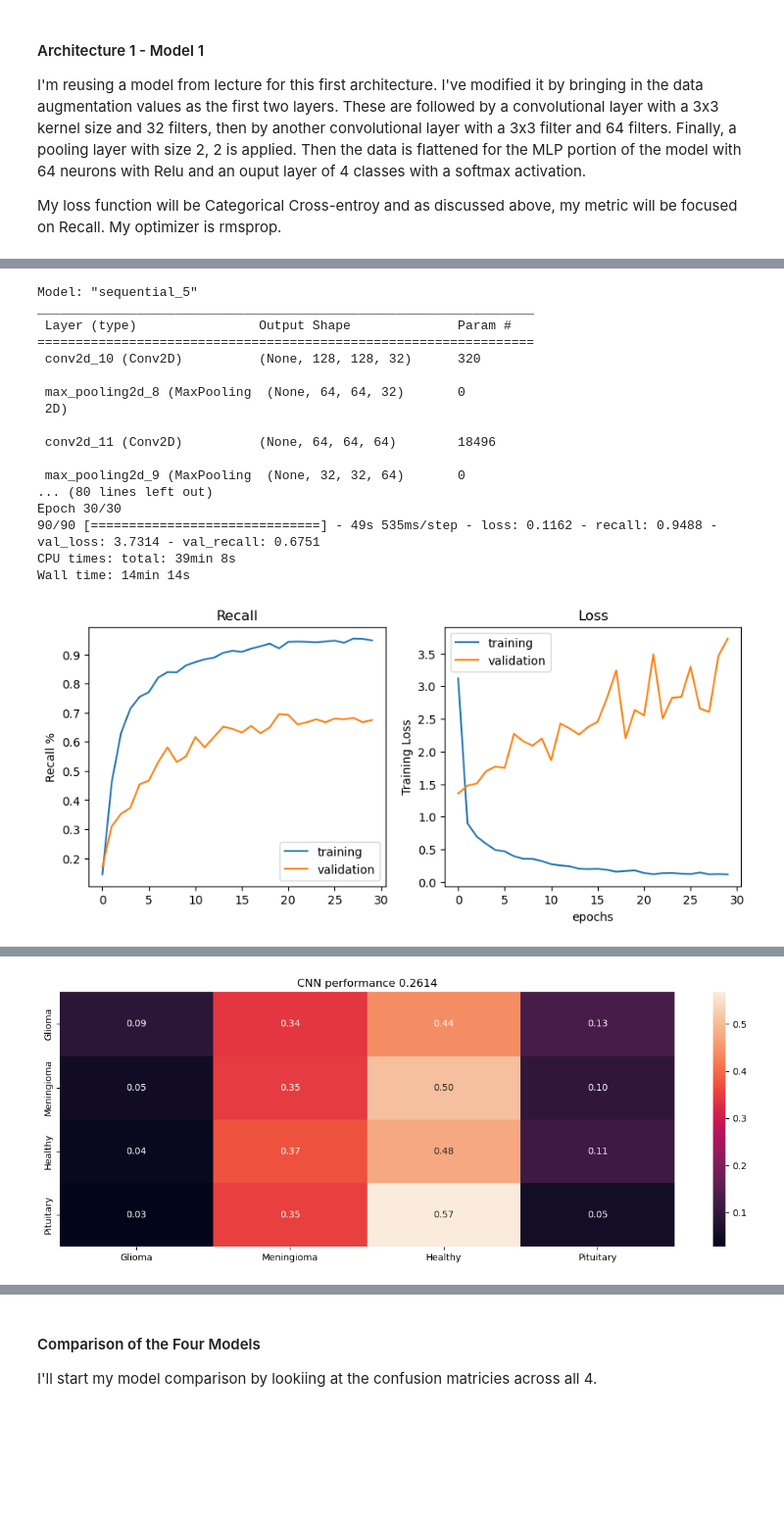
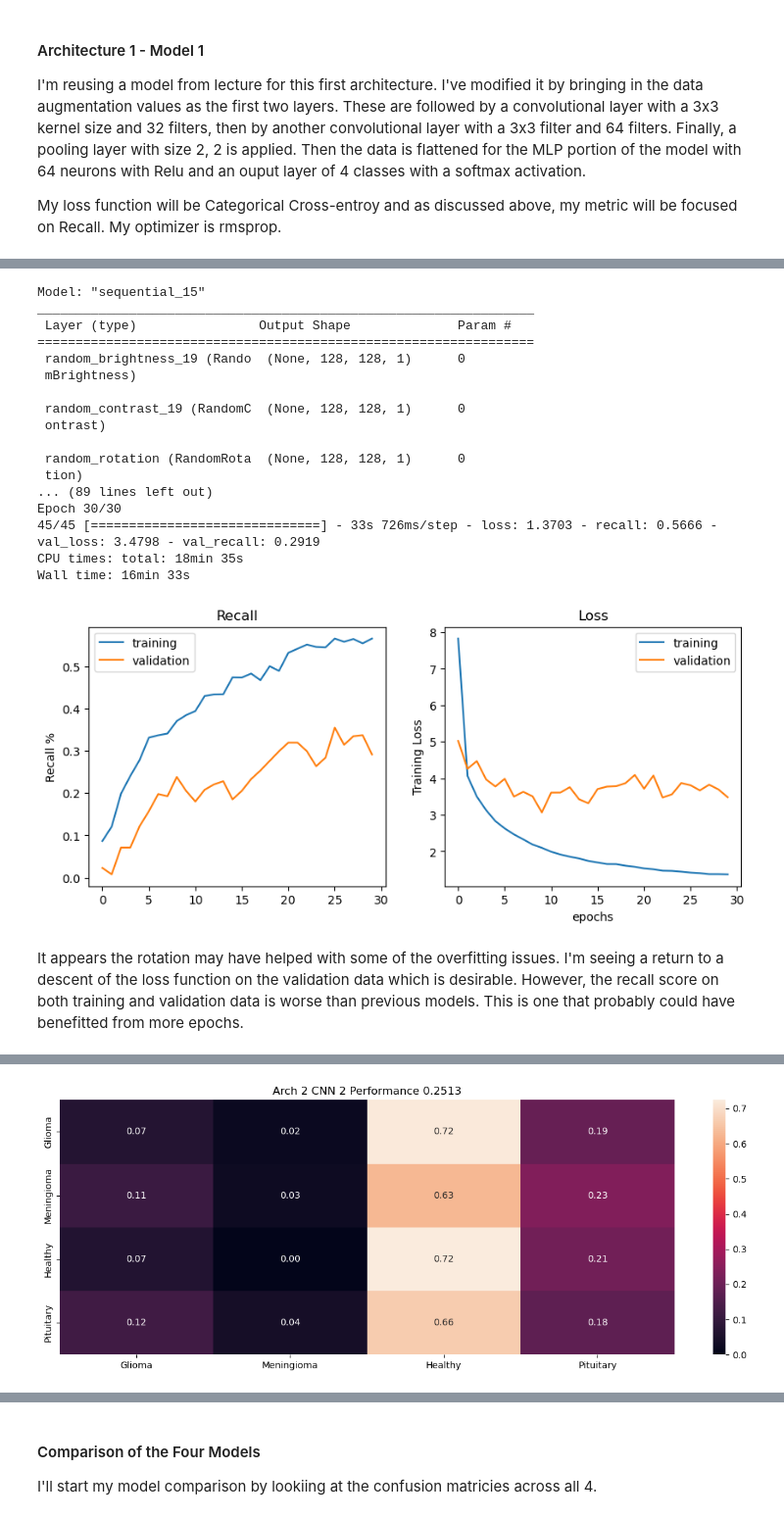
Before and after one commit to cphchip/cs7324_code, a Jupyter notebook: Lab 6/Henderson_48996654_Lab_6.ipynb, the cells around one changed output, grey strips where cells are left out. Shown at 98% size. Saved outputs shown, nothing was run; the diff lists cells and outputs as text; code cells hidden in the pictures; blank space fills up the shorter version.

```diff
--- a/Lab 6/Henderson_48996654_Lab_6.ipynb
+++ b/Lab 6/Henderson_48996654_Lab_6.ipynb
@@ -40,7 +34,7 @@ ds_train = tf.keras.utils.image_dataset_from_directory(
     label_mode='categorical',
     class_names=None,
     color_mode='grayscale',
-    batch_size=32, # changed from default 32
+    batch_size=64, # changed from default 32
     image_size=(128, 128), # Downsample the images
     shuffle=True,
     seed=None,
@@ -57,7 +51,7 @@ ds_test = tf.keras.utils.image_dataset_from_directory(
     label_mode='categorical',
     class_names=None,
     color_mode='grayscale',
-    batch_size=32, # changed from default 32
+    batch_size=64, # changed from default 32
     image_size=(128, 128), # Downsample the images
     shuffle=True,
     seed=None,
@@ -410,6 +371,9 @@ In model 2 I have changed the optimizer to adam and really that's about it.
 # %%
 %%time
 # Source: Modified from notebook 12a
+from tensorflow.keras.regularizers import l2
+from tensorflow.keras.layers import BatchNormalization
+l2_lambda = 0.016
 
 # NUM_CLASSES = 4
 arch1_cnn2 = Sequential()
@@ -437,7 +401,7 @@ arch1_cnn2.add(MaxPooling2D(pool_size=(2, 2)))
 # add one layer on flattened output
 arch1_cnn2.add(Dropout(0.25)) # add some dropout for regularization after conv layers
 arch1_cnn2.add(Flatten())
-arch1_cnn2.add(Dense(64, activation='relu'))
+arch1_cnn2.add(Dense(64, activation='relu',kernel_regularizer=l2(l2_lambda)))
 arch1_cnn2.add(Dropout(0.5)) # add some dropout for regularization, again!
 arch1_cnn2.add(Dense(NUM_CLASSES, activation='softmax'))
 
@@ -537,6 +505,11 @@ In the architecture below, I've added two dense layers in the ML portion to prov
 #   http://ankivil.com/mnist-database-and-simple-classification-networks/
 
 arch2_cnn1 = Sequential()
+
+# add in augmentations directly
+arch2_cnn1.add( RandomBrightness(factor=(-0.3,0)) )
+arch2_cnn1.add( RandomContrast(factor=0.2) )
+# arch2_cnn1.add( RandomRotation(factor=0.15) )
 
 num_filt_layers = [32, 64]
 for num_filters in num_filt_layers:
@@ -553,10 +526,10 @@ for num_filters in num_filt_layers:
 # add one layer on flattened output
 arch2_cnn1.add( Dropout(0.25) ) # add some dropout for regularization after conv layers
 arch2_cnn1.add( Flatten() )
-arch2_cnn1.add( Dense(64, activation='relu') )
+arch2_cnn1.add( Dense(64, activation='relu', kernel_regularizer=l2(l2_lambda)) ) # added kernel_regularizer
 arch2_cnn1.add( Dropout(0.5) ) # add some dropout for regularization, again!
-arch2_cnn1.add( Dense(32, activation='relu') ) # added by me
-arch2_cnn1.add( Dense(16, activation='relu') ) # added by me
+arch2_cnn1.add( Dense(32, activation='relu', kernel_regularizer=l2(l2_lambda)) ) # added by me
+arch2_cnn1.add( Dense(16, activation='relu', kernel_regularizer=l2(l2_lambda)) ) # added by me
 arch2_cnn1.add( Dense(NUM_CLASSES, activation='softmax') )
 
 # Let's train the model
@@ -569,7 +542,7 @@ arch2_cnn1.build(input_shape)
 print(arch2_cnn1.summary())
 
 history_arch2_cnn1 = arch2_cnn1.fit(ds_train,
-            batch_size=32, epochs=30,
+            batch_size=64, epochs=30,
             shuffle=True, verbose=1,
             validation_data=(ds_test))
 # %% [output]
@@ -630,6 +609,11 @@ summarize_net(arch2_cnn1, ds_test, title_text='CNN performance')
 #   http://ankivil.com/mnist-database-and-simple-classification-networks/
 
 arch2_cnn2 = Sequential()
+
+# add in augmentations directly
+arch2_cnn2.add( RandomBrightness(factor=(-0.3,0)) )
+arch2_cnn2.add( RandomContrast(factor=0.2) )
+arch2_cnn2.add( RandomRotation(factor=0.15) )
 
 num_filt_layers = [32, 64]
 for num_filters in num_filt_layers:
@@ -645,10 +629,10 @@ for num_filters in num_filt_layers:
 # add one layer on flattened output
 arch2_cnn2.add( Dropout(0.25) ) # add some dropout for regularization after conv layers
 arch2_cnn2.add( Flatten() )
-arch2_cnn2.add( Dense(64, activation='relu') )
+arch2_cnn2.add( Dense(64, activation='relu', kernel_regularizer=l2(l2_lambda)) )
 arch2_cnn2.add( Dropout(0.5) ) # add some dropout for regularization, again!
-arch2_cnn2.add( Dense(32, activation='relu') ) # added by me
-arch2_cnn2.add( Dense(16, activation='relu') ) # added by me
+arch2_cnn2.add( Dense(32, activation='relu', kernel_regularizer=l2(l2_lambda)) ) # added by me
+arch2_cnn2.add( Dense(16, activation='relu', kernel_regularizer=l2(l2_lambda)) ) # added by me
 arch2_cnn2.add( Dense(NUM_CLASSES, activation='softmax') )
 
 # Let's train the model
@@ -661,27 +645,27 @@ arch2_cnn2.build(input_shape)
 print(arch2_cnn2.summary())
 
 history_arch2_cnn2 = arch2_cnn2.fit(ds_train,
-            batch_size=32, epochs=30,
+            batch_size=64, epochs=30,
             shuffle=True, verbose=1,
             validation_data=(ds_test))
 # %% [output]
-Model: "sequential_5"
+Model: "sequential_15"
 _________________________________________________________________
  Layer (type)                Output Shape              Param #
 =================================================================
- conv2d_10 (Conv2D)          (None, 128, 128, 32)      320
+ random_brightness_19 (Rando  (None, 128, 128, 1)      0
+ mBrightness)
 
- max_pooling2d_8 (MaxPooling  (None, 64, 64, 32)       0
- 2D)
+ random_contrast_19 (RandomC  (None, 128, 128, 1)      0
+ ontrast)
 
- conv2d_11 (Conv2D)          (None, 64, 64, 64)        18496
-
- max_pooling2d_9 (MaxPooling  (None, 32, 32, 64)       0
-... (80 lines left out)
+ random_rotation (RandomRota  (None, 128, 128, 1)      0
+ tion)
+... (89 lines left out)
 Epoch 30/30
-90/90 [==============================] - 49s 535ms/step - loss: 0.1162 - recall: 0.9488 - val_loss: 3.7314 - val_recall: 0.6751
-CPU times: total: 39min 8s
-Wall time: 14min 14s
+45/45 [==============================] - 33s 726ms/step - loss: 1.3703 - recall: 0.5666 - val_loss: 3.4798 - val_recall: 0.2919
+CPU times: total: 18min 35s
+Wall time: 16min 33s
 # %%
 plt.figure(figsize=(10,4))
 plt.subplot(1,2,1)
@@ -704,7 +688,9 @@ plt.title('Loss')
 plt.legend()
 plt.show()
 # %% [output]
-[figure, old version]
+[figure, new version]
+# %% [markdown]
+It appears the rotation may have helped with some of the overfitting issues. I'm seeing a return to a descent of the loss function on the validation data which is desirable. However, the recall score on both training and validation data is worse than previous models. This is one that probably could have benefitted from more epochs.
 # %%
-summarize_net(arch2_cnn2, ds_test, title_text='CNN performance')
+summarize_net(arch2_cnn2, ds_test, title_text='Arch 2 CNN 2 Performance')
 # %% [output]
@@ -712 +698 @@ summarize_net(arch2_cnn2, ds_test, title_text='CNN performance')
-[figure, old version]
+[figure, new version]
```
Also changed, not shown: parts of 77 cells of this notebook, 2 other files.
